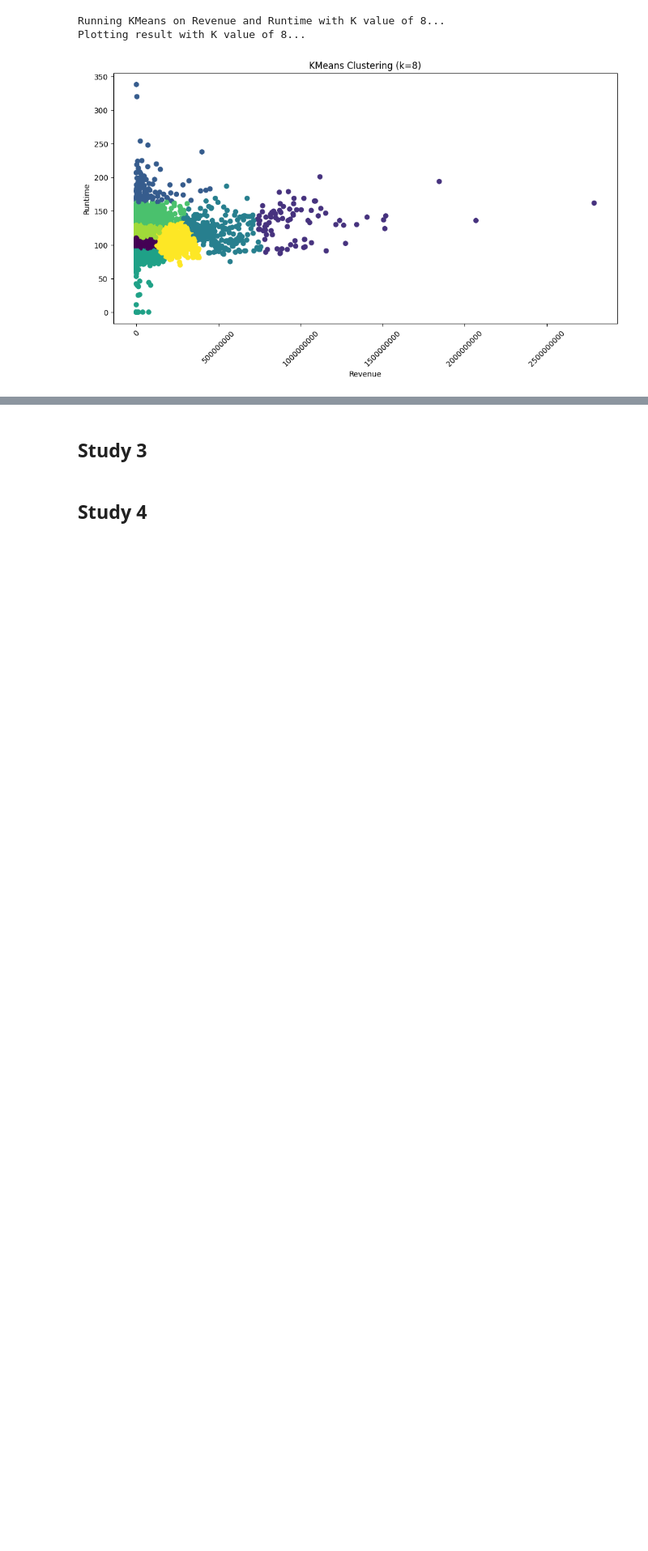
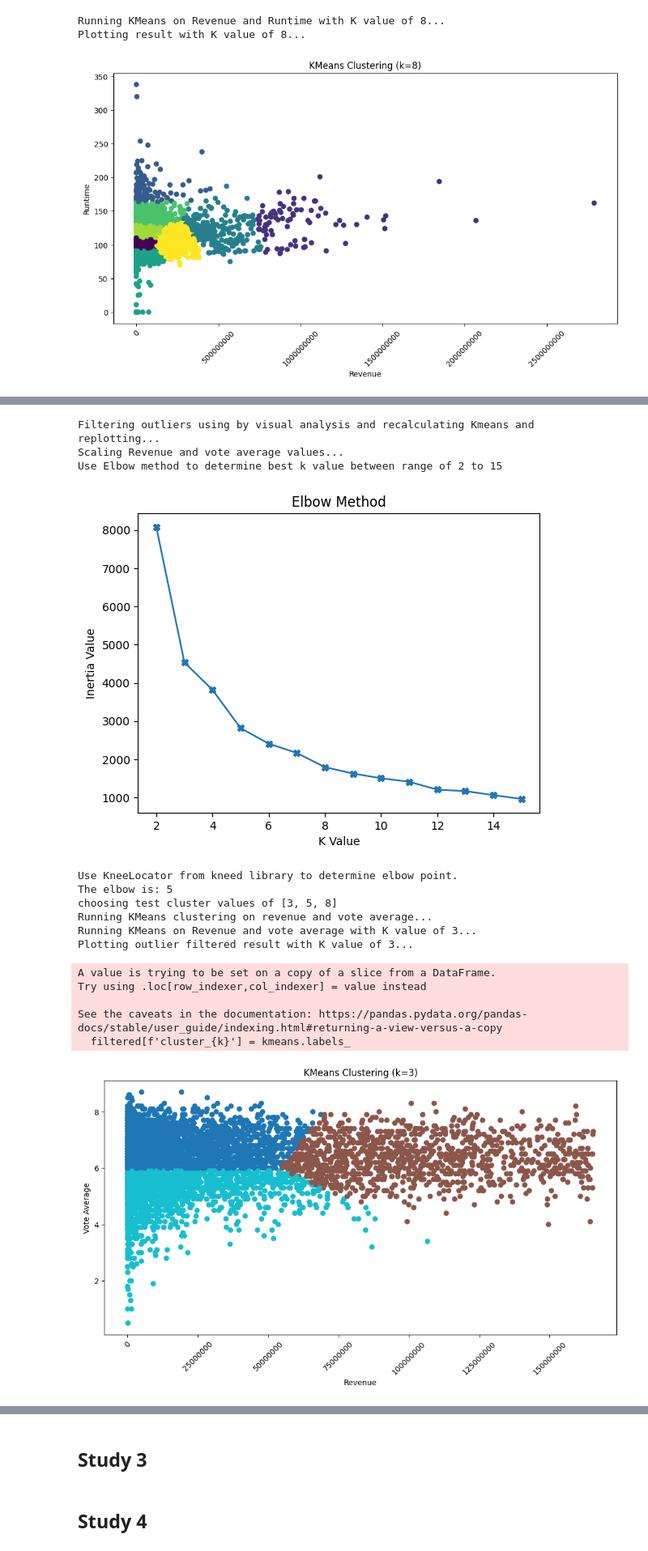
Before and after one commit to jvdlopes/CSI4142_A4, a Jupyter notebook: a4.ipynb, the cells around one changed output, grey strips where cells are left out. Shown at 81% size. Cells and saved outputs as stored; diff of their text form; code cells hidden in the pictures; blank space fills up the shorter version.

```diff
--- a/a4.ipynb
+++ b/a4.ipynb
@@ -1291,0 +1374,80 @@ See the caveats in the documentation: https://pandas.pydata.org/pandas-docs/stab
+# %%
+print('Filtering outliers using by visual analysis and recalculating Kmeans and replotting...')
+
+rev_q1 = metadata_kmeans['revenue'].quantile(0.25)
+rev_q3 = metadata_kmeans['revenue'].quantile(0.75)
+rev_iqr = rev_q3 - rev_q1
+
+va_q1 = metadata_kmeans['vote_average'].quantile(0.25)
+va_q3 = metadata_kmeans['vote_average'].quantile(0.75)
+va_iqr = va_q3 - va_q1
+
+filtered = metadata_kmeans[
+    (metadata_kmeans['revenue'] <= rev_q3 + 1.5 * rev_iqr) &
+    (metadata_kmeans['vote_average'] <= va_q3 + 1.5 * va_iqr)
+]
+
+print('Scaling Revenue and vote average values...')
+
+scaler = StandardScaler()
+scaled_ra = scaler.fit_transform(filtered[['revenue', 'vote_average']])
+
+
+
+print(f'Use Elbow method to determine best k value between range of 2 to 15')
+
+inerties = []
+k_values = range(2, 16)
+
+for k in k_values:
+    kmeans = KMeans(n_clusters=k, random_state=42)
+    kmeans.fit(scaled_ra)
+    inerties.append(kmeans.inertia_)
+
+plt.plot(k_values, inerties, marker='X')
+plt.xlabel('K Value')
+plt.ylabel('Inertia Value')
+plt.title('Elbow Method')
+plt.show()
+
+print(f'\n\nUse KneeLocator from kneed library to determine elbow point.')
+knee = KneeLocator(k_values, inerties, curve='convex', direction='decreasing')
+print(f'The elbow is: {knee.elbow}')
+
+
+k_values = [3, 5, 8]
+print(f'choosing test cluster values of {k_values}')
+
+print(f'Running KMeans clustering on revenue and vote average...')
+for k in k_values:
+    print(f'Running KMeans on Revenue and vote average with K value of {k}...')
+    kmeans = KMeans(n_clusters=k, random_state=42)
+    kmeans.fit(scaled_ra)
+    filtered[f'cluster_{k}'] = kmeans.labels_
+
+    print(f'Plotting outlier filtered result with K value of {k}...')
+    plt.figure(figsize=(12, 6))
+    plt.scatter(filtered['revenue'], filtered['vote_average'], c = filtered[f'cluster_{k}'], cmap='tab10')
+    plt.xlabel('Revenue')
+    plt.ylabel('Vote Average')
+    plt.title(f'KMeans Clustering (k={k})')
+    plt.ticklabel_format(style='plain', axis='x')
+    plt.xticks(rotation=45)
+    plt.show()
+# %% [output]
+Filtering outliers using by visual analysis and recalculating Kmeans and replotting...
+Scaling Revenue and vote average values...
+Use Elbow method to determine best k value between range of 2 to 15
+[figure, added]
+Use KneeLocator from kneed library to determine elbow point.
+The elbow is: 5
+choosing test cluster values of [3, 5, 8]
+Running KMeans clustering on revenue and vote average...
+Running KMeans on Revenue and vote average with K value of 3...
+Plotting outlier filtered result with K value of 3...
+A value is trying to be set on a copy of a slice from a DataFrame.
+Try using .loc[row_indexer,col_indexer] = value instead
+
+See the caveats in the documentation: https://pandas.pydata.org/pandas-docs/stable/user_guide/indexing.html#returning-a-view-versus-a-copy
+  filtered[f'cluster_{k}'] = kmeans.labels_
+[figure, added]
```
Also changed, not shown: parts of 9 cells of this notebook.
